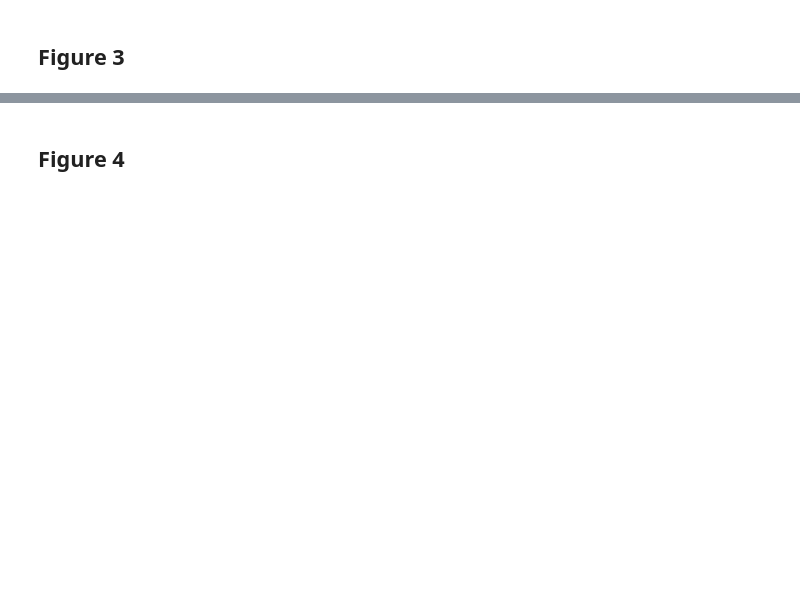
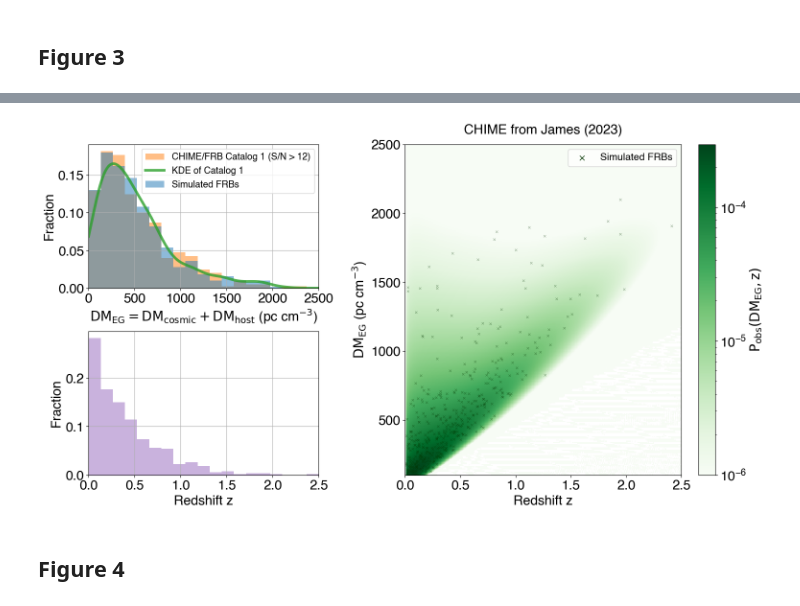
Before and after one commit to FRBs/astropath, a Jupyter notebook: docs/nb/Reproducing_Andersen+26_Figures.ipynb, the cells around one changed output, grey strips where cells are left out. Cells and saved outputs as stored; diff of their text form; code cells hidden in the pictures; blank space fills up the shorter version.

```diff
--- a/docs/nb/Reproducing_Andersen+26_Figures.ipynb
+++ b/docs/nb/Reproducing_Andersen+26_Figures.ipynb
@@ -32,0 +74,17 @@ import matplotlib
+# %%
+# Load the survey-specific P(z,DM) grid
+# First load grid to get z and DM arrays (they're the same for all)
+grid_data = prob_dmz.grab_repo_grid('CHIME_pzdm.npz')
+z = grid_data['z']
+DM_EG = grid_data['DM']
+grid = grid_data['pzdm']
+pzDM = grid.flatten()
+
+DM, Z = np.meshgrid(DM_EG, z)  # 2D grid for interpolation
+interp = CloughTocher2DInterpolator(list(zip(Z.ravel(), DM.ravel())), grid.ravel(), fill_value=np.nan)
+# Make new regular grid of z, dm coordinates
+z_new_list = np.linspace(0, 2.5, 500)
+dm_new_list = np.linspace(0, 4000, 500)
+z_new, dm_new = np.meshgrid(z_new_list, dm_new_list)
+Pz_dm_interp = interp(z_new, dm_new)
+Pz_dm_interp[Pz_dm_interp < 0.] = 0.
@@ -32,0 +93,65 @@ import matplotlib
+# %%
+fig = plt.figure(figsize=(12, 6))
+cycle = plt.rcParams['axes.prop_cycle'].by_key()['color']
+
+# (left, bottom, width, height)
+height = 1/2.
+sep_h = 0.15
+width = 0.4
+sep_w = 0.15
+ax_z = (0., 0., width, height)
+ax_dmeg = (0., (height+sep_h), width, height)
+ax_pzdm = (width+sep_w, 0., 0.6, height*2+sep_h)
+
+ax = plt.axes(ax_pzdm)
+my_cmap = matplotlib.colormaps['Greens'] # copy the default cmap, cubehelix
+# my_cmap.set_bad((0,0,0))
+pc = ax.pcolormesh(
+    z_new, dm_new, Pz_dm_interp, cmap=my_cmap,
+    norm=matplotlib.colors.LogNorm(vmin=1e-6), # vmin=1e-6, vmax=2e-4
+    rasterized=True,
+)
+plt.colorbar(pc, label=r'$\rm P_{obs}(DM_{EG},z)$')
+# plt.scatter(z_samp, DM_EG_samp, color='xkcd:lightish blue', alpha=.5, s=12, linewidth=0.5, edgecolor='xkcd:dark blue', rasterized=True)
+plt.scatter(zs, DMex, marker='x', color='xkcd:dark green', alpha=.5, s=12, linewidth=0.5, rasterized=True, label='Simulated FRBs')
+plt.xlim([0, 2.5])
+plt.ylim([100, 2500])
+plt.xlabel('Redshift z')
+plt.ylabel(r'$\rm DM_{EG}$ (pc cm$^{-3}$)')#' = DM_{cosmic} + DM_{host}$ (pc cm$^{-3}$)')
+plt.title(r'CHIME from James (2023)', fontsize=20, y=1.02) #  $\rm P_{obs}(z|DM_{EG})$
+leg = plt.legend(fontsize=15)
+for lh in leg.legend_handles:
+    lh.set_alpha(1)
+    lh.set_sizes([50])
+    lh.set_linewidth([1])
+
+ax = plt.axes(ax_dmeg)
+bins = np.linspace(0,2500,20)
+density = False
+weights = np.ones_like(chime_observed_dms_eg) / float(len(chime_observed_dms_eg))
+counts, bin_edges, _ = plt.hist(chime_observed_dms_eg, bins=bins, color=cycle[1], weights=weights, density=density, alpha=0.5, label='CHIME/FRB Catalog 1 (S/N > 12)')
+bin_width = np.diff(bin_edges)[0]  # array of bin widths
+N = len(DMex)
+norm = N * bin_width  # one per bin
+plt.plot(dms, DMex_kde * norm / float(len(DMex)), color=cycle[2], alpha=0.8, lw=4, label='KDE of Catalog 1')#  / np.nanmax(DMex_kde)*np.nanmax(hist[0])
+weights = np.ones_like(DMex) / float(len(DMex))
+hist = plt.hist(DMex, bins=bins, color=cycle[0], weights=weights, density=density, alpha=0.5, label='Simulated FRBs')
+plt.xlim([0,2500])
+plt.ylabel('Fraction')
+plt.grid(zorder=1)
+plt.legend(fontsize=14)
+# _ = plt.yticks(np.arange(0, 1000+1, 500))
+plt.xlabel(r'$\rm DM_{EG} = DM_{cosmic} + DM_{host}$ (pc cm$^{-3}$)')
+
+ax = plt.axes(ax_z)
+bins = np.linspace(0,2.5,20)
+weights = np.ones_like(zs) / float(len(zs))
+hist = plt.hist(zs, bins=bins, weights=weights, density=density, color=cycle[4], alpha=0.5)
+plt.ylabel('Fraction')
+plt.xlim([0,2.5])
+plt.grid(zorder=1)
+plt.xlabel(r'Redshift z')
+
+# plot_fn = os.path.join(os.getenv('CHIME_SANDBOX'), 'paper_plot_data', 'frb_props_redo_norm.pdf')
+# plt.savefig(plot_fn, dpi=200, format="pdf", bbox_inches="tight")
+# %% [output]
@@ -33,2 +159,3 @@ import matplotlib
+[figure, added]
 # %% [markdown]
 ## Figure 4
```
Also changed, not shown: parts of 20 cells of this notebook, 1 other file.
